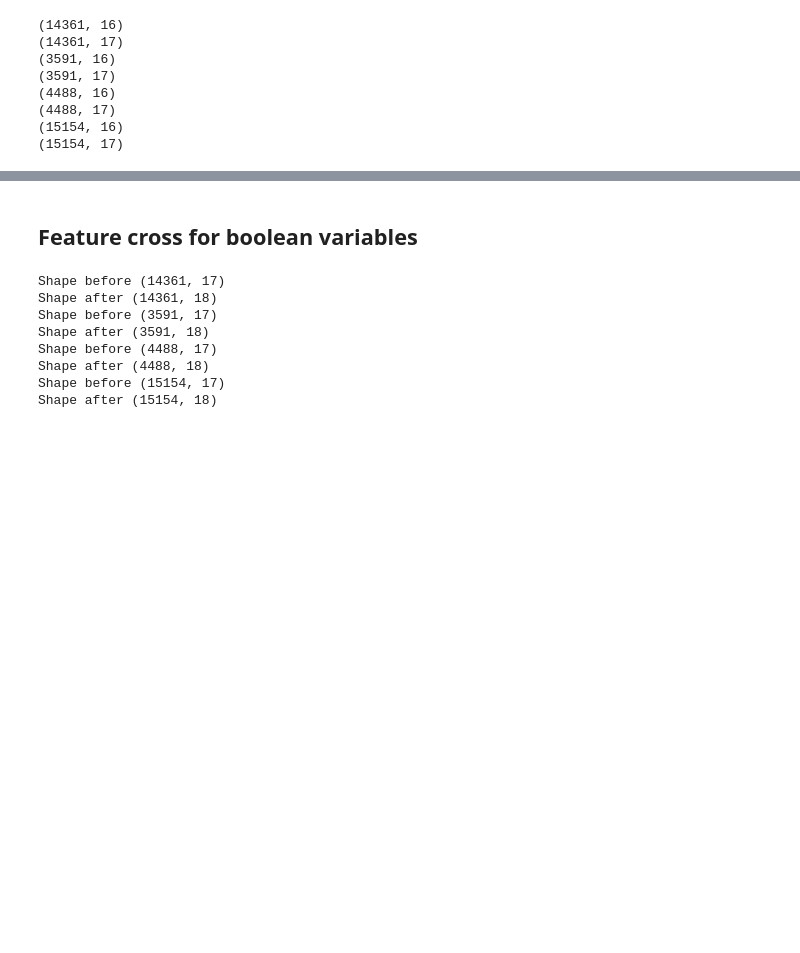
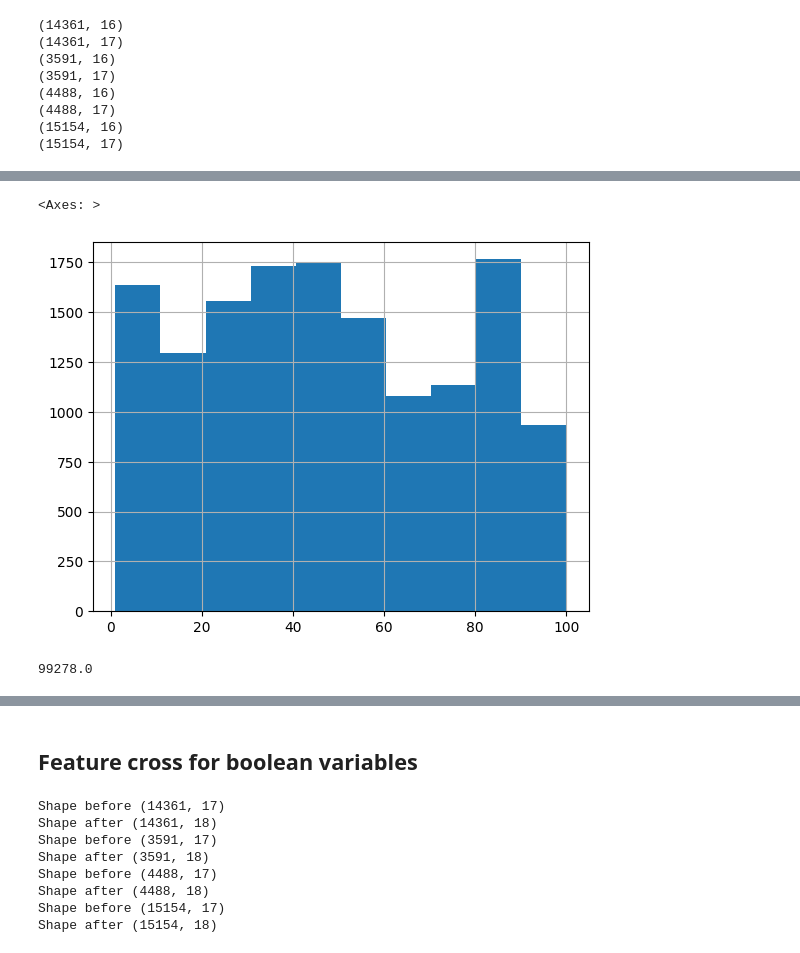
Before and after one commit to PashaIanko/Kaggle.ParisHousingPrices, a Jupyter notebook: 2_data_preparation.ipynb, the cells around one changed output, grey strips where cells are left out. Cells and saved outputs as stored; diff of their text form; code cells hidden in the pictures; blank space fills up the shorter version.

```diff
--- a/2_data_preparation.ipynb
+++ b/2_data_preparation.ipynb
@@ -334,0 +340,9 @@ for i, x in enumerate(Xs):
+# %%
+Xs[0]['numberOfRooms'].hist()
+# %% [output]
+<Axes: >
+[figure, added]
+# %%
+Xs[0].squareMeterPerRoom.max()
+# %% [output]
+99278.0
```
Also changed, not shown: parts of 26 cells of this notebook.
